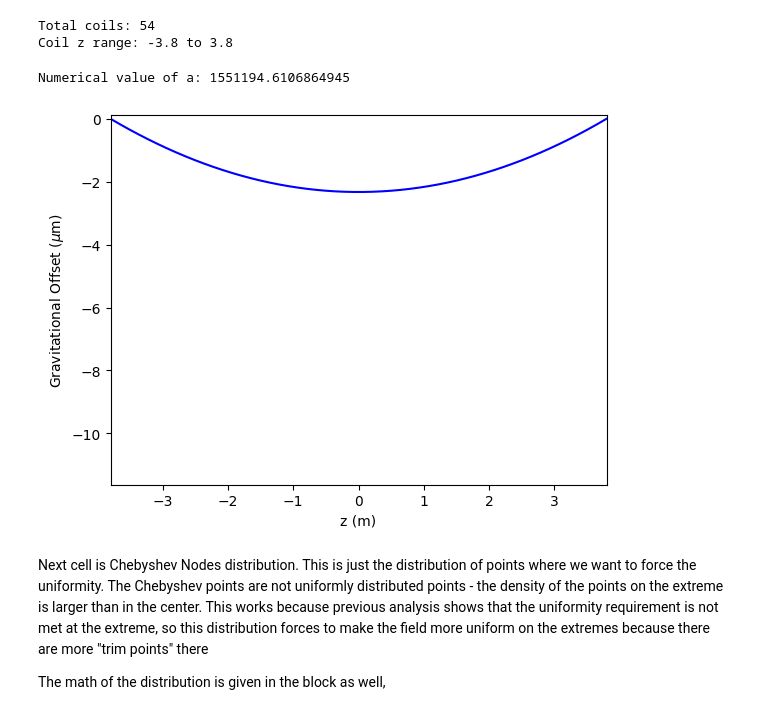
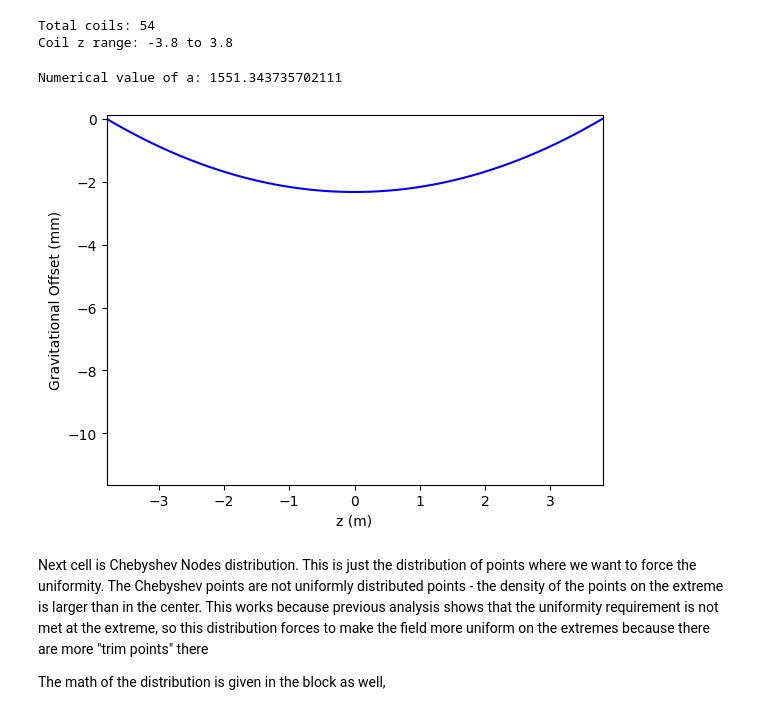
Before and after one commit to jseguine/Project8_bfield, a Jupyter notebook: interactiveChebyGood.ipynb, the cells around one changed output. Saved outputs shown, nothing was run; the diff lists cells and outputs as text; code cells hidden in the pictures.

```diff
--- a/interactiveChebyGood.ipynb
+++ b/interactiveChebyGood.ipynb
@@ -23,6 +23,8 @@ B0 = 0.02          # Tesla (20 mT target)
 # End rings on each
 n_end_each_side = 0
 R_end = 0.25       # m (50 cm internal diameter)
+
+l_scale = 1 + 1e-6
 
 
 z_left  = z_min - dz_main * np.arange(n_end_each_side, 0, -1)
@@ -51,39 +53,39 @@ def make_offset(z: NDArray, l_scale: float, d: float) -> NDArray:
     y_disp = np.zeros_like(z)
 
     a0 = 0.9
     x0 = d/(2*a0)
 
 
     def l_resid(x: float):
         return l_scale - np.sinh(x)/x
     # def false_pos_method(l: float, d: float, a1: float, a2: float):
     #     f1 = l_resid(l, d, a1)
     #     f2 = l_resid(l, d, a2)
     #     a3 = (f1*a2 - f2*a1)/(f1*f2)
     #     f3 = l_resid(l, d, a3)
     #     print(f"{a1}, {a2} yield {a3}")
     #     print(f"Residuals: {f1}, {f2} and {f3}")
     #     return
     # false_pos_method(l, d, a1, a2)
     sol = root_scalar(l_resid, method = 'secant', x0 = x0, rtol = 1e-10)
     x = sol.root
     a = d/(2*x)
     print(f"Numerical value of a: {a}")
     y_disp = a*(np.sinh((z + d/2)/(2*a))*np.sinh((z - d/2)/(2*a)))
 
 
     return y_disp
 
-offset = make_offset(z_main, 1 + 1e-12, 2*max(z_main))
-plt.plot(z_main, 1e6*offset, color = "b")
-plt.ylim((5*min(offset)*1e6, abs(min(offset))/20*1e6))
+offset = make_offset(z_main, l_scale, 2*max(z_main))
+plt.plot(z_main, 1e3*offset, color = "b")
+plt.ylim((5*min(offset)*1e3, abs(min(offset))/20*1e3))
 plt.xlim((min(z_main), max(z_main)))
 plt.xlabel("z (m)")
-plt.ylabel(fr"Gravitational Offset ($\mu$m)")
+plt.ylabel(fr"Gravitational Offset (mm)")
 plt.show()
 # %% [output]
-Numerical value of a: 1551194.6106864945
+Numerical value of a: 1551.343735702111
-[figure, old version]
+[figure, new version]
 # %% [markdown]
 Next cell is Chebyshev Nodes distribution. This is just the distribution of points where we want to force the uniformity. The Chebyshev points are not uniformly distributed points - the density of the points on the extreme is larger than in the center. This works because previous analysis shows that the uniformity requirement is not met at the extreme, so this distribution forces to make the field more uniform on the extremes because there are more "trim points" there
 
```
Also changed, not shown: parts of 19 cells of this notebook, 1 other file.
